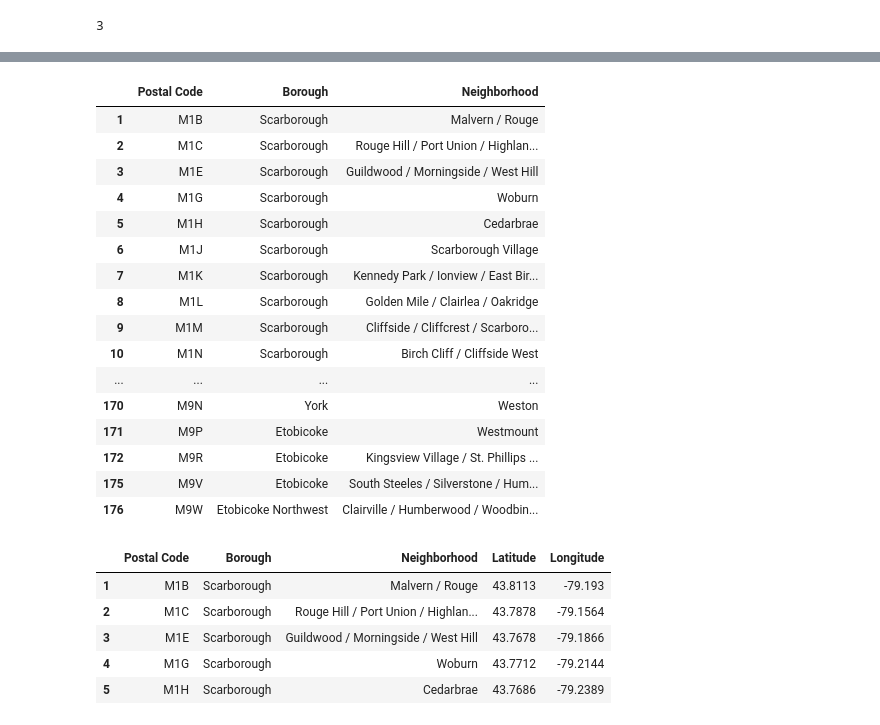
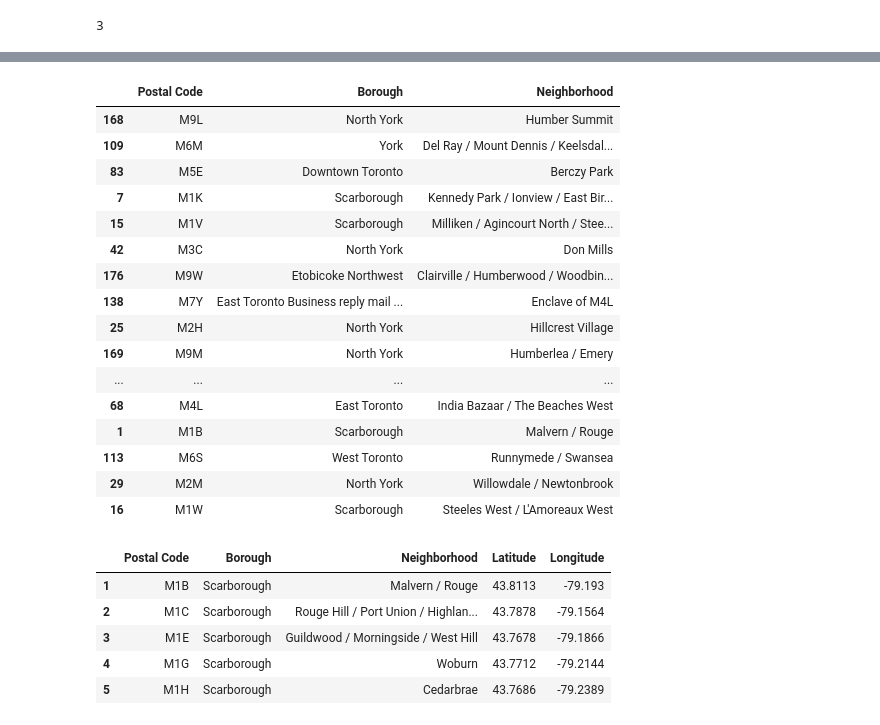
Before and after one commit to Dhruvi267/Market_segment, a Jupyter notebook: market-segmentationV2.ipynb, the cells around one changed output, grey strips where cells are left out. Drawn from its saved outputs; the diff is of its cells as text; code cells hidden in the pictures.

```diff
--- a/market-segmentationV2.ipynb
+++ b/market-segmentationV2.ipynb
@@ -81,50 +72,50 @@ def get_first_three_chars_and_substring(wiki):
         # Retrieve the values within the brackets
         bracket_values = wiki[col].astype(str).apply(lambda x: x[x.find('(')+1:x.find(')')] if '(' in x and ')' in x else '').tolist()
         neighborhood_list.append(bracket_values)
 
     return postalcode_list, borough_list, neighborhood_list
 
 # Get the first 3 characters, substrings, and bracket values of each column and store in separate lists
 postalcode_list, borough_list, neighborhood_list = get_first_three_chars_and_substring(wiki)
 
 # Flatten the lists
 postalcode_flat = [item for sublist in postalcode_list for item in sublist]
 borough_flat = [item for sublist in borough_list for item in sublist]
 neighborhood_flat = [item for sublist in neighborhood_list for item in sublist]
 
 # Create a DataFrame
 toronto = pd.DataFrame({
     'Postal Code': postalcode_flat,
     'Borough': borough_flat,
     'Neighborhood': neighborhood_flat
 })
 
 # Drop rows where the column "Borough" has the value "Not assigned"
 toronto = toronto[toronto['Borough'] != 'Not assigned']
 
 pd.set_option('display.max_columns', None)
 pd.set_option('display.max_rows', None)
 
 # Display the resulting DataFrame
-toronto.sort_values(['Postal Code']).head()
+toronto.sort_values(['Postal Code']).sample(20)
 # %% [output]
 |  | Postal Code | Borough | Neighborhood |
+| 168 | M9L | North York | Humber Summit |
+| 109 | M6M | York | Del Ray / Mount Dennis / Keelsdal... |
+| 83 | M5E | Downtown Toronto | Berczy Park |
+| 7 | M1K | Scarborough | Kennedy Park / Ionview / East Bir... |
+| 15 | M1V | Scarborough | Milliken / Agincourt North / Stee... |
+| 42 | M3C | North York | Don Mills |
+| 176 | M9W | Etobicoke Northwest | Clairville / Humberwood / Woodbin... |
+| 138 | M7Y | East Toronto Business reply mail ... | Enclave of M4L |
+| 25 | M2H | North York | Hillcrest Village |
+| 169 | M9M | North York | Humberlea / Emery |
+| ... | ... | ... | ... |
+| 68 | M4L | East Toronto | India Bazaar / The Beaches West |
 | 1 | M1B | Scarborough | Malvern / Rouge |
-| 2 | M1C | Scarborough | Rouge Hill / Port Union / Highlan... |
-| 3 | M1E | Scarborough | Guildwood / Morningside / West Hill |
-| 4 | M1G | Scarborough | Woburn |
-| 5 | M1H | Scarborough | Cedarbrae |
-| 6 | M1J | Scarborough | Scarborough Village |
-| 7 | M1K | Scarborough | Kennedy Park / Ionview / East Bir... |
-| 8 | M1L | Scarborough | Golden Mile / Clairlea / Oakridge |
-| 9 | M1M | Scarborough | Cliffside / Cliffcrest / Scarboro... |
-| 10 | M1N | Scarborough | Birch Cliff / Cliffside West |
-| ... | ... | ... | ... |
-| 170 | M9N | York | Weston |
-| 171 | M9P | Etobicoke | Westmount |
-| 172 | M9R | Etobicoke | Kingsview Village / St. Phillips ... |
-| 175 | M9V | Etobicoke | South Steeles / Silverstone / Hum... |
-| 176 | M9W | Etobicoke Northwest | Clairville / Humberwood / Woodbin... |
+| 113 | M6S | West Toronto | Runnymede / Swansea |
+| 29 | M2M | North York | Willowdale / Newtonbrook |
+| 16 | M1W | Scarborough | Steeles West / L'Amoreaux West |
 # %%
 # Create a Nominatim instance for Canada
 nomi = pgeocode.Nominatim('CA')
```
Also changed, not shown: parts of 2 cells of this notebook.
